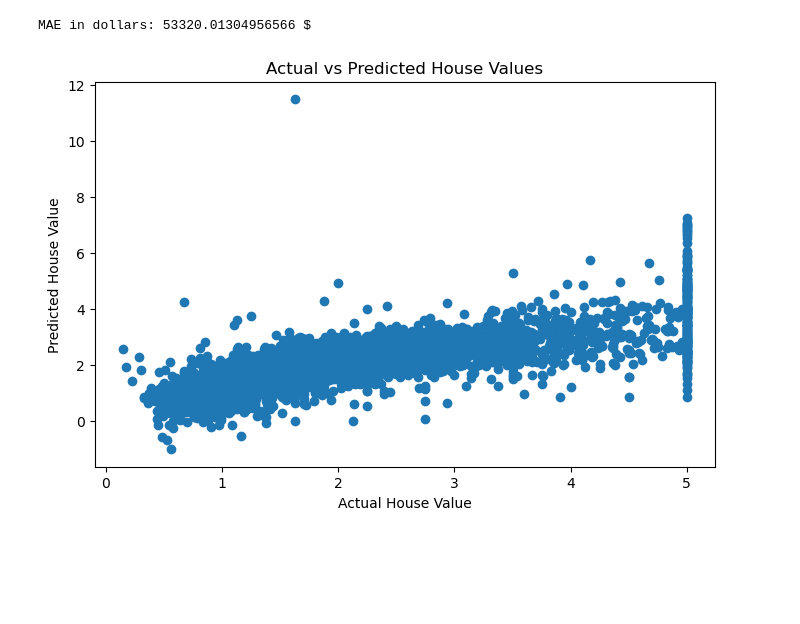
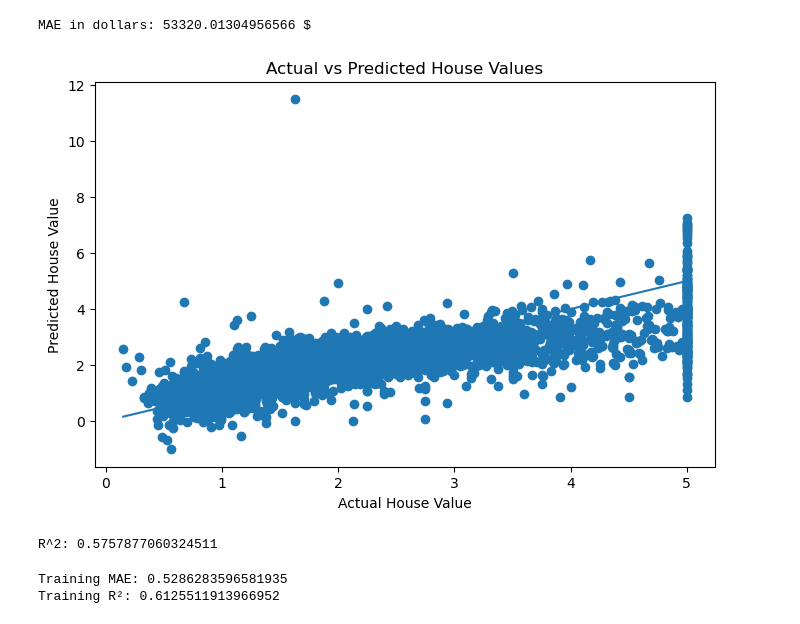
Before and after one commit to kindy10/HousePricePrediction, a Jupyter notebook: notebooks/house_price_prediction.ipynb, the cells around one changed output. Saved outputs shown, nothing was run; the diff lists cells and outputs as text; code cells hidden in the pictures; blank space fills up the shorter version.

Commit message:
Evaluate model with MAE and R2

```diff
--- a/notebooks/house_price_prediction.ipynb
+++ b/notebooks/house_price_prediction.ipynb
@@ -378,10 +378,31 @@ MAE in dollars: 53320.01304956566 $
 # %%
 #Visualize Actual vs Predicted
 plt.figure(figsize=(8,5))
 plt.scatter(y_test,y_pred)
+plt.plot(
+    [y_test.min(), y_test.max()],
+    [y_test.min(), y_test.max()]
+)
 plt.xlabel("Actual House Value")
 plt.ylabel("Predicted House Value")
 plt.title("Actual vs Predicted House Values")
 plt.savefig("../reports/actual_vs_predicted.png")
 # %% [output]
-[figure, old version]
+[figure, new version]
+# %%
+#Evaluate the Model with R^2
+from sklearn.metrics import r2_score
+r2 = r2_score(y_test,y_pred)
+print("R^2:",r2)
+# %% [output]
+R^2: 0.5757877060324511
+# %%
+#Compare training vs testing
+y_train_pred = model.predict(X_train)
+train_mae = mean_absolute_error(y_train,y_train_pred)
+train_r2 = r2_score(y_train,y_train_pred)
+print("Training MAE:", train_mae)
+print("Training R^2:", train_r2)
+# %% [output]
+Training MAE: 0.5286283596581935
+Training R²: 0.6125511913966952
```
Also changed, not shown: 1 other file.
